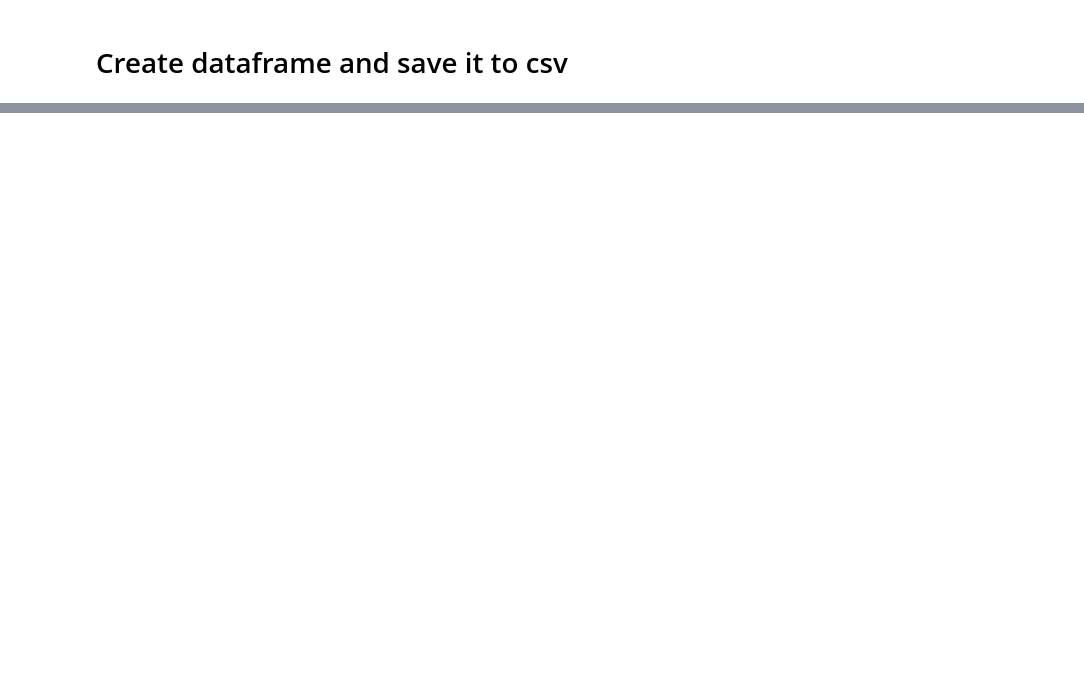
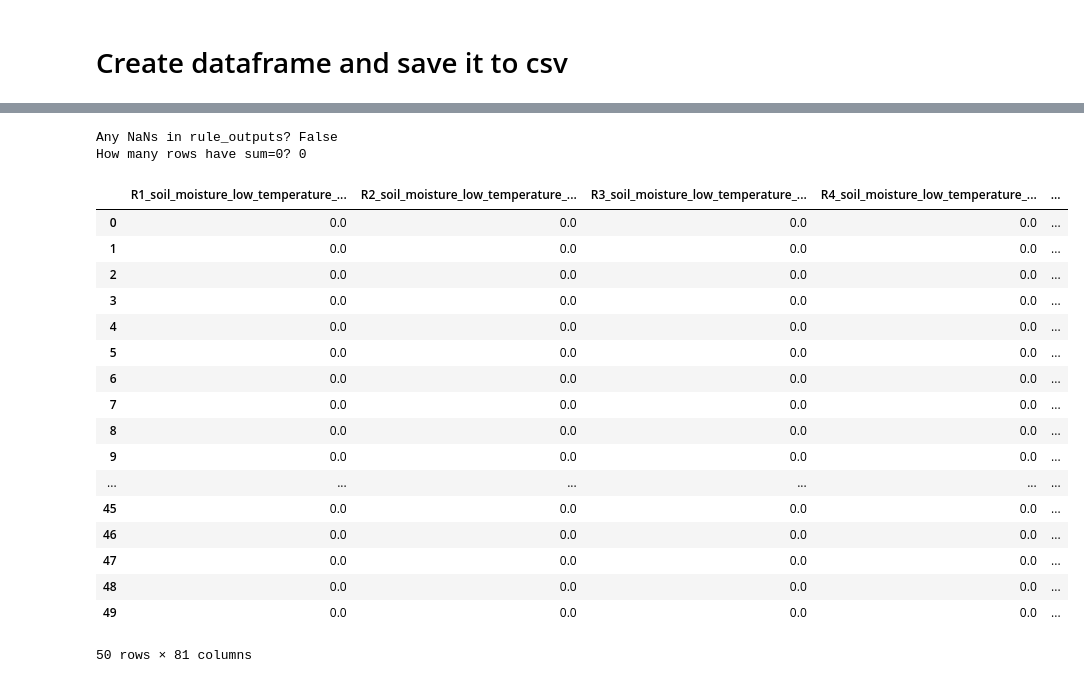
Before and after one commit to Sharmetov/IOT_Fall2025, a Jupyter notebook: neuro_fuzzy.ipynb, the cells around one changed output, grey strips where cells are left out. Drawn from its saved outputs; the diff is of its cells as text; code cells hidden in the pictures; blank space fills up the shorter version.

```diff
--- a/neuro_fuzzy.ipynb
+++ b/neuro_fuzzy.ipynb
@@ -114,0 +209,5 @@ df.head()
+# %%
+soil_mfs = ["soil_moisture_low", "soil_moisture_medium", "soil_moisture_high"]
+temp_mfs = ["temperature_cold", "temperature_normal", "temperature_hot"]
+humidity_mfs = ["humidity_dry", "humidity_normal", "humidity_humid"]
+rainfall_mfs = ["rainfall_forecast_low", "rainfall_forecast_medium", "rainfall_forecast_high"]
@@ -114,0 +216,5 @@ df.head()
+# %%
+import itertools
+
+rules = list(itertools.product(soil_mfs, temp_mfs, humidity_mfs, rainfall_mfs))
+len(rules)
@@ -114,0 +225,6 @@ df.head()
+# %%
+rule_outputs = pd.DataFrame()
+
+for i, (s, t, h, r) in enumerate(rules):
+    rule_name = f"R{i+1}_{s}_{t}_{h}_{r}"
+    rule_outputs[rule_name] = fuzzy_df[s] * fuzzy_df[t] * fuzzy_df[h] * fuzzy_df[r]
@@ -114,0 +242,11 @@ df.head()
+# %%
+# Sum of rule strenghts across all 81 rules (per row)
+rule_sum = rule_outputs.sum(axis=1)
+
+# Prevents division-by-zero in case all firing strengths are zero
+rule_sum = rule_sum.replace(0, 1e-6)
+
+# Normalized firing strengths
+normalized_rules = rule_outputs.div(rule_sum, axis=0)
+
+normalized_rules.head()
@@ -114,0 +261,27 @@ df.head()
+# %%
+print("Any NaNs in rule_outputs?", rule_outputs.isna().any().any())
+print("How many rows have sum=0?", (rule_outputs.sum(axis=1)==0).sum())
+# %% [output]
+Any NaNs in rule_outputs? False
+How many rows have sum=0? 0
+# %%
+normalized_rules.head(50)
+# %% [output]
+|  | R1_soil_moisture_low_temperature_... | R2_soil_moisture_low_temperature_... | R3_soil_moisture_low_temperature_... | R4_soil_moisture_low_temperature_... | ... |
+| 0 | 0.0 | 0.0 | 0.0 | 0.0 | ... |
+| 1 | 0.0 | 0.0 | 0.0 | 0.0 | ... |
+| 2 | 0.0 | 0.0 | 0.0 | 0.0 | ... |
+| 3 | 0.0 | 0.0 | 0.0 | 0.0 | ... |
+| 4 | 0.0 | 0.0 | 0.0 | 0.0 | ... |
+| 5 | 0.0 | 0.0 | 0.0 | 0.0 | ... |
+| 6 | 0.0 | 0.0 | 0.0 | 0.0 | ... |
+| 7 | 0.0 | 0.0 | 0.0 | 0.0 | ... |
+| 8 | 0.0 | 0.0 | 0.0 | 0.0 | ... |
+| 9 | 0.0 | 0.0 | 0.0 | 0.0 | ... |
+| ... | ... | ... | ... | ... | ... |
+| 45 | 0.0 | 0.0 | 0.0 | 0.0 | ... |
+| 46 | 0.0 | 0.0 | 0.0 | 0.0 | ... |
+| 47 | 0.0 | 0.0 | 0.0 | 0.0 | ... |
+| 48 | 0.0 | 0.0 | 0.0 | 0.0 | ... |
+| 49 | 0.0 | 0.0 | 0.0 | 0.0 | ... |
+50 rows × 81 columns
```
Also changed, not shown: parts of 20 cells of this notebook.
